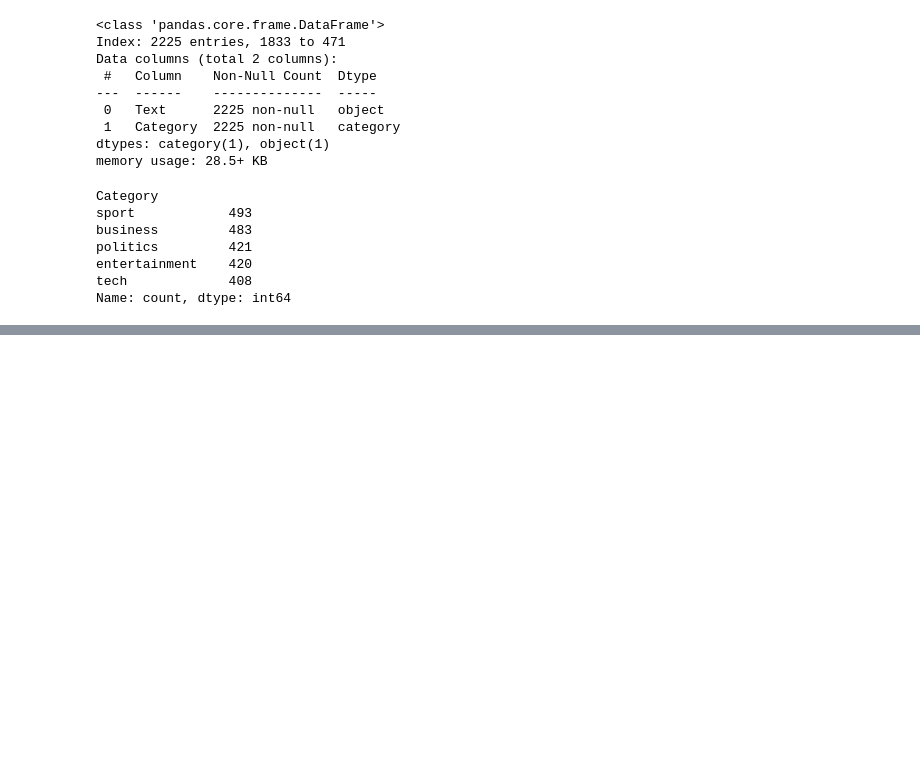
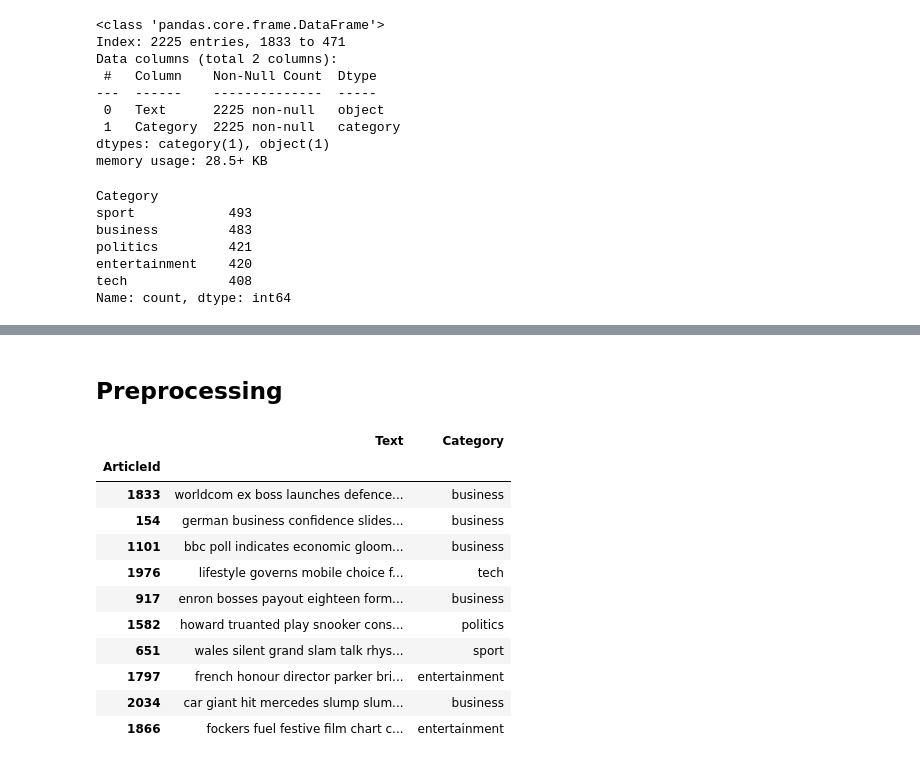
Before and after one commit to Serms1999/information-retrieval, a Jupyter notebook: assignment1/assignment1.ipynb, the cells around one changed output, grey strips where cells are left out. Drawn from its saved outputs; the diff is of its cells as text; code cells hidden in the pictures; blank space fills up the shorter version.

```diff
--- a/assignment1/assignment1.ipynb
+++ b/assignment1/assignment1.ipynb
@@ -79,8 +73,0 @@ def lowercase_data(data: pd.DataFrame) -> pd.DataFrame:
-# %%
-from nltk.tokenize import RegexpTokenizer
-tokenizer = RegexpTokenizer(r'[a-z]+')
-
-def remove_punctuation(data: pd.DataFrame) -> pd.DataFrame:
-    new_data = data.copy()
-    new_data['Text'] = new_data['Text'].apply(tokenizer.tokenize)
-    return new_data
@@ -89,10 +73,0 @@ def remove_punctuation(data: pd.DataFrame) -> pd.DataFrame:
-# %%
-from nltk.corpus import stopwords
-
-nltk.download('stopwords')
-
-def remove_stopwords(data: pd.DataFrame) -> pd.DataFrame:
-    stop_words = set(stopwords.words('english'))
-    new_data = data.copy()
-    new_data['Text'] = new_data['Text'].apply(lambda x: [word for word in tuple(x) if word not in stop_words and len(word) > 3])
-    return new_data
@@ -142,7 +73,0 @@ def get_tfidf(data: pd.DataFrame) -> (TfidfVectorizer, pd.DataFrame):
-# %%
-data = lowercase_data(data)
-data = remove_punctuation(data)
-data = remove_stopwords(data)
-
-data_lemmatized = lemmatize_data(data)
-data_stemmed = stem_data(data)
@@ -260,0 +74,28 @@ Precision and Recall at k for k=1,...,2225
+# %% [markdown]
+## Preprocessing
+# %%
+def data_preprocessing(data: Union[pd.Series, List[str], str], stopwords: Set[str]) -> Union[pd.Series, List[str], str]:
+    data = lowercase_data(data)
+    data = remove_punctuation(data)
+    data = remove_stopwords(data, stopwords)
+    return data
+# %%
+from nltk.corpus import stopwords
+
+english_stopwords = set(stopwords.words('english'))
+
+data['Text'] = data_preprocessing(data['Text'], english_stopwords)
+data.head(10)
+# %% [output]
+|  | Text | Category |
+| ArticleId |  |  |
+| 1833 | worldcom ex boss launches defence... | business |
+| 154 | german business confidence slides... | business |
+| 1101 | bbc poll indicates economic gloom... | business |
+| 1976 | lifestyle governs mobile choice f... | tech |
+| 917 | enron bosses payout eighteen form... | business |
+| 1582 | howard truanted play snooker cons... | politics |
+| 651 | wales silent grand slam talk rhys... | sport |
+| 1797 | french honour director parker bri... | entertainment |
+| 2034 | car giant hit mercedes slump slum... | business |
+| 1866 | fockers fuel festive film chart c... | entertainment |
```
Also changed, not shown: parts of 41 cells of this notebook.
